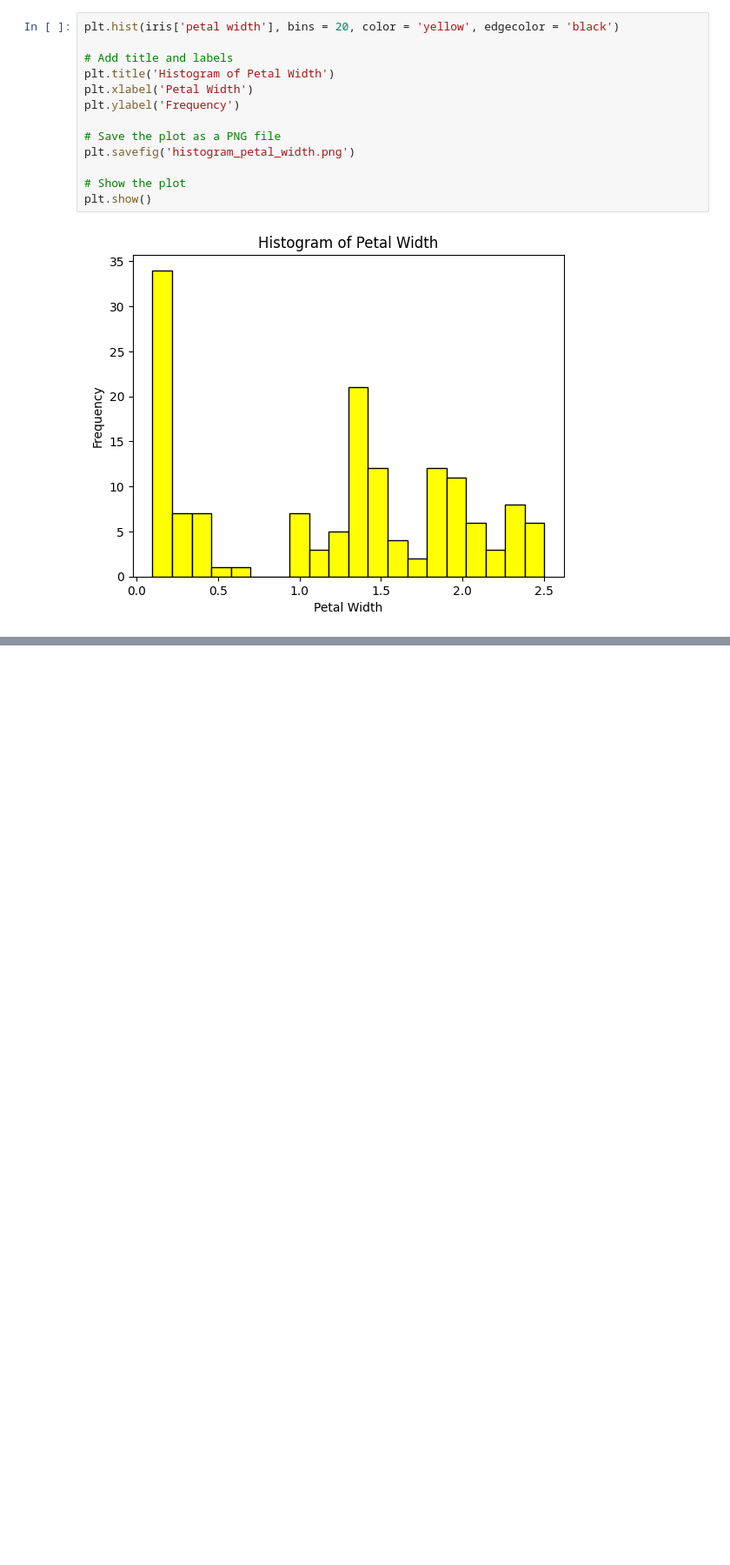
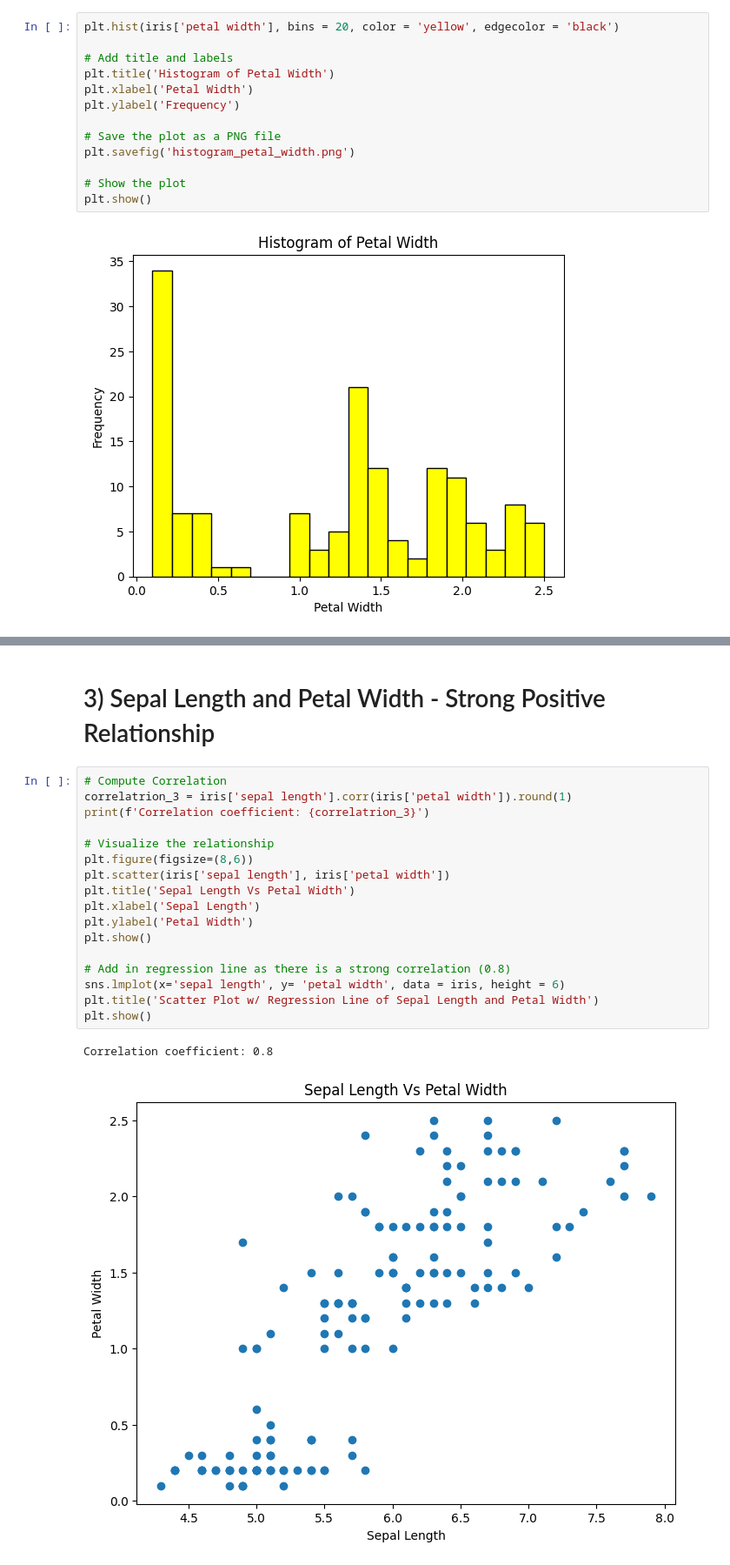
Before and after one commit to daveysull/pands-project, a Jupyter notebook: project.ipynb, the cells around one changed output, grey strips where cells are left out. Shown at 87% size. Cells and saved outputs as stored; diff of their text form; blank space fills up the shorter version.

```diff
--- a/project.ipynb
+++ b/project.ipynb
@@ -164,0 +208,22 @@ plt.show()
+# %% [markdown]
+# 3) Sepal Length and Petal Width - Strong Positive Relationship
+# %%
+# Compute Correlation
+correlatrion_3 = iris['sepal length'].corr(iris['petal width']).round(1)
+print(f'Correlation coefficient: {correlatrion_3}')
+
+# Visualize the relationship
+plt.figure(figsize=(8,6))
+plt.scatter(iris['sepal length'], iris['petal width'])
+plt.title('Sepal Length Vs Petal Width')
+plt.xlabel('Sepal Length')
+plt.ylabel('Petal Width')
+plt.show()
+
+# Add in regression line as there is a strong correlation (0.8)
+sns.lmplot(x='sepal length', y= 'petal width', data = iris, height = 6)
+plt.title('Scatter Plot w/ Regression Line of Sepal Length and Petal Width')
+plt.show()
+# %% [output]
+Correlation coefficient: 0.8
+[figure, added]
```
Also changed, not shown: parts of 12 cells of this notebook.
